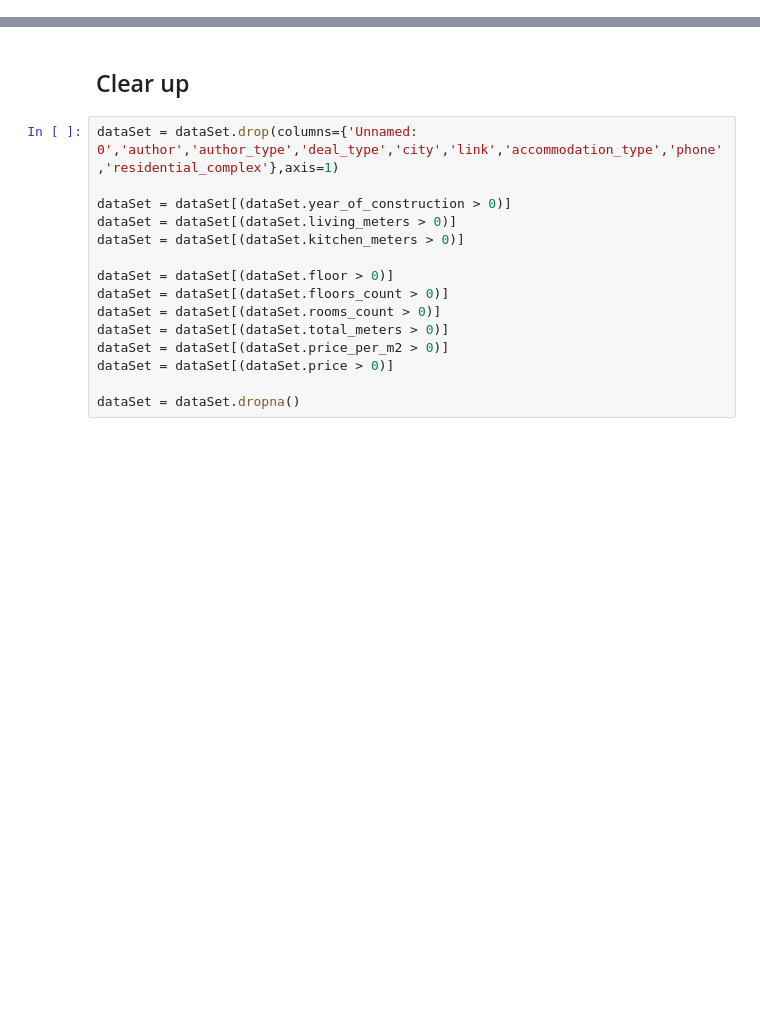
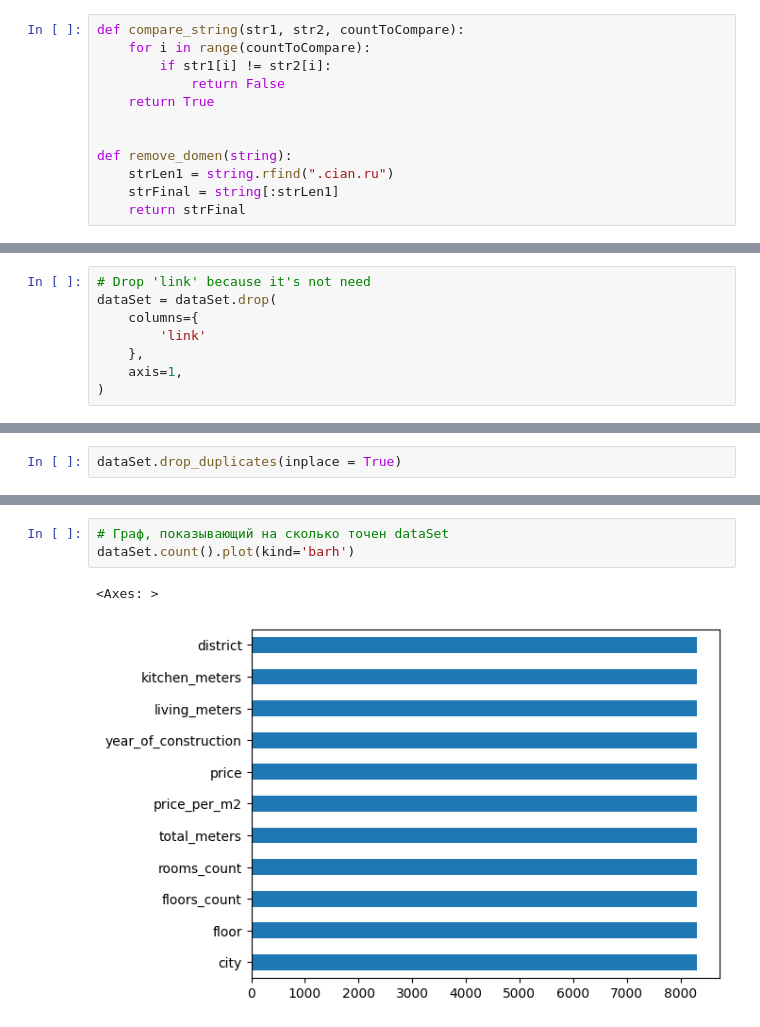
Before and after one commit to morozpr/ml-intensive, a Jupyter notebook: prepareDataSet.ipynb, the cells around one changed output, grey strips where cells are left out. Cells and saved outputs as stored; diff of their text form; blank space fills up the shorter version.

Commit message:
refactor: change clearup notebook

```diff
--- a/prepareDataSet.ipynb
+++ b/prepareDataSet.ipynb
@@ -12,0 +34,12 @@ dataSet = pd.read_csv('all_data.csv',sep=';', encoding="cp1251")
+# %%
+def compare_string(str1, str2, countToCompare):
+    for i in range(countToCompare):
+        if str1[i] != str2[i]:
+            return False
+    return True
+
+
+def remove_domen(string):
+    strLen1 = string.rfind(".cian.ru")
+    strFinal = string[:strLen1]
+    return strFinal
@@ -12,0 +69,8 @@ dataSet = pd.read_csv('all_data.csv',sep=';', encoding="cp1251")
+# %%
+# Drop 'link' because it's not need
+dataSet = dataSet.drop(
+    columns={
+        'link'
+    },
+    axis=1,
+)
@@ -13 +112,3 @@ dataSet = pd.read_csv('all_data.csv',sep=';', encoding="cp1251")
+# %%
+dataSet.drop_duplicates(inplace = True)
 # %%
@@ -23,20 +135,9 @@ dataSet.head()
-# %% [markdown]
-## Clear up
-# %%
-dataSet = dataSet.drop(columns={'Unnamed: 0','author','author_type','deal_type','city','link','accommodation_type','phone','residential_complex'},axis=1)
-
-dataSet = dataSet[(dataSet.year_of_construction > 0)]
-dataSet = dataSet[(dataSet.living_meters > 0)]
-dataSet = dataSet[(dataSet.kitchen_meters > 0)]
-
-dataSet = dataSet[(dataSet.floor > 0)]
-dataSet = dataSet[(dataSet.floors_count > 0)]
-dataSet = dataSet[(dataSet.rooms_count > 0)]
-dataSet = dataSet[(dataSet.total_meters > 0)]
-dataSet = dataSet[(dataSet.price_per_m2 > 0)]
-dataSet = dataSet[(dataSet.price > 0)]
-
-dataSet = dataSet.dropna()
+# %%
+# Граф, показывающий на сколько точен dataSet
+dataSet.count().plot(kind='barh')
+# %% [output]
+<Axes: >
+[figure, added]
 # %%
 dataSet.shape
 # %% [output]
```
Also changed, not shown: parts of 15 cells of this notebook.
